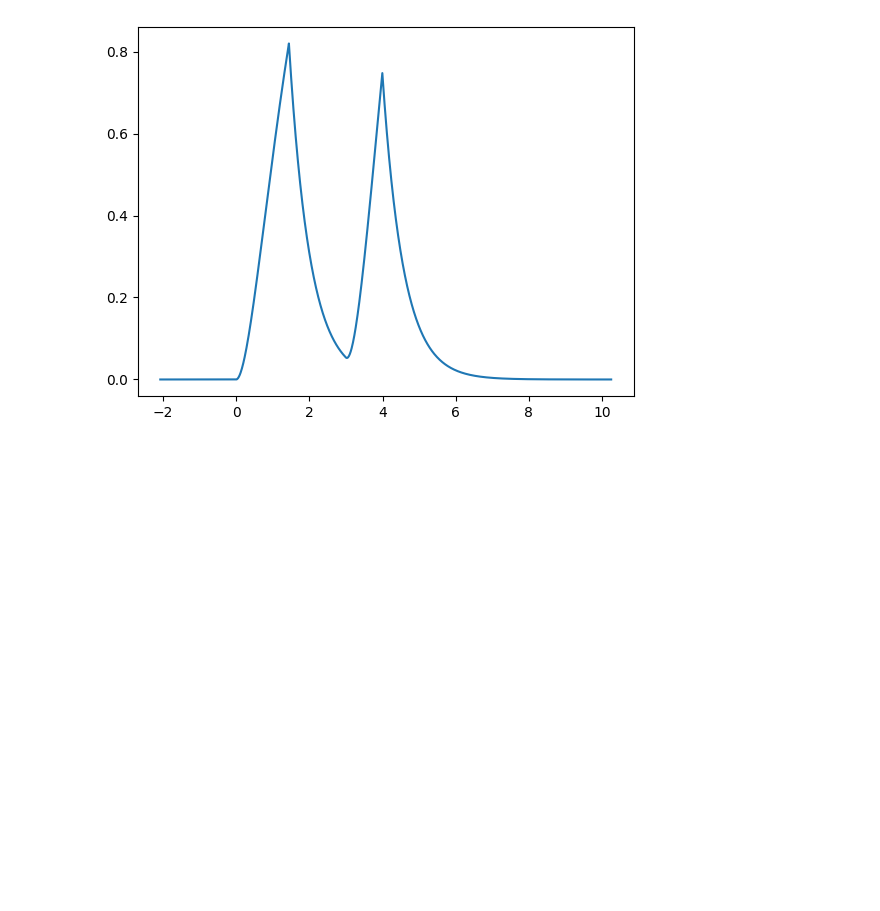
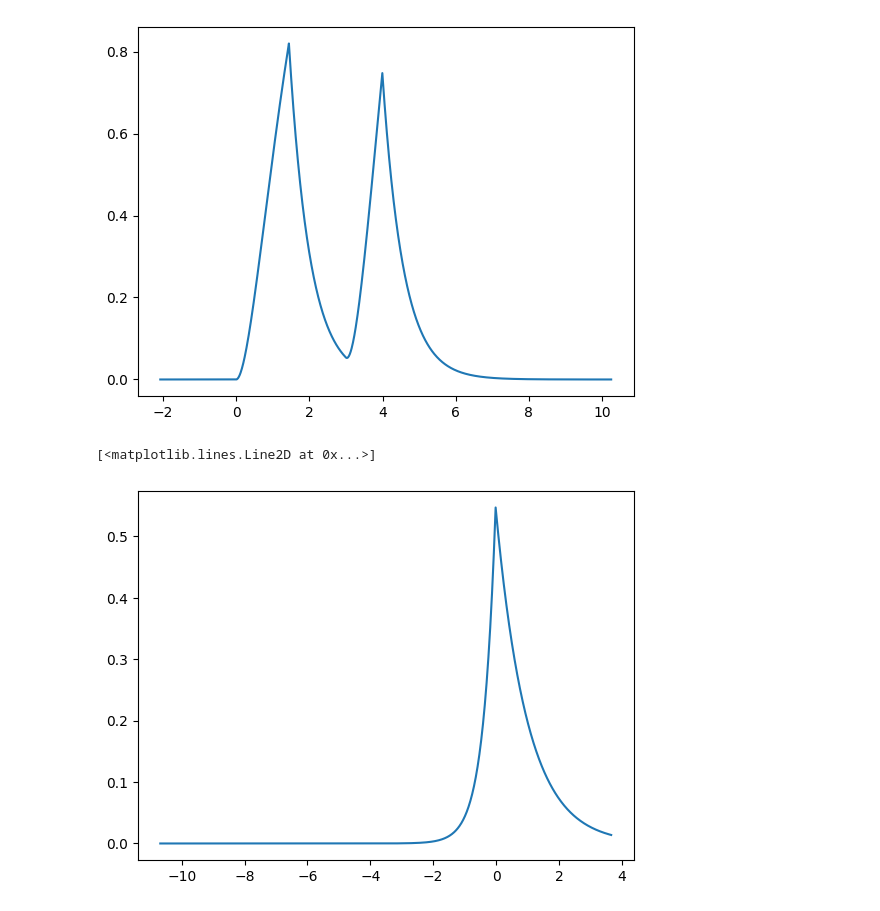
Before and after one commit to gniewko-s/2LevelAtomExcitedByTimeDomainLightPulse, a Jupyter notebook: LightMatterInteraction/NewWorkSpace.ipynb, the cells around one changed output. Cells and saved outputs as stored; diff of their text form; code cells hidden in the pictures; blank space fills up the shorter version.

```diff
--- a/LightMatterInteraction/NewWorkSpace.ipynb
+++ b/LightMatterInteraction/NewWorkSpace.ipynb
@@ -26,3 +25,11 @@ plt.plot(t,p)
 # %% [output]
 [<matplotlib.lines.Line2D at 0x...>]
 [figure]
+# %%
+Experiment = L3.TwoPhoton(ExpoRaising, Omega_1= 0.8188612199044147, Gamma_1= 1, Omega_2= 1.7505153724152838,
+                Gamma_2= 1,Mu = 0, nBins = 1000)
+t, p = Experiment.P()
+plt.plot(t,p)
+# %% [output]
+[<matplotlib.lines.Line2D at 0x...>]
+[figure, added]
```
Also changed, not shown: parts of 4 cells of this notebook, 6 other files.
